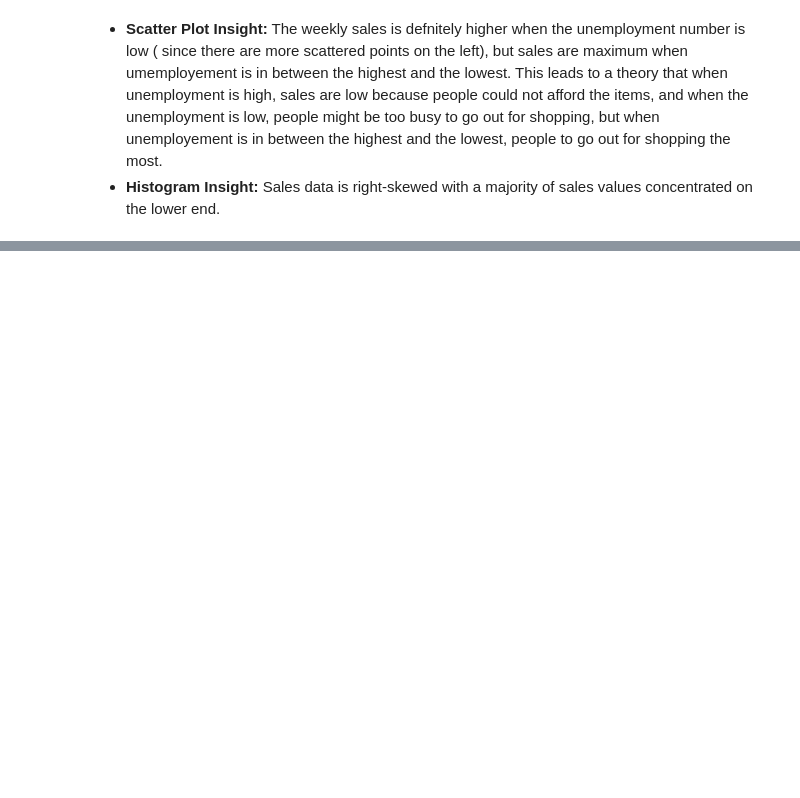
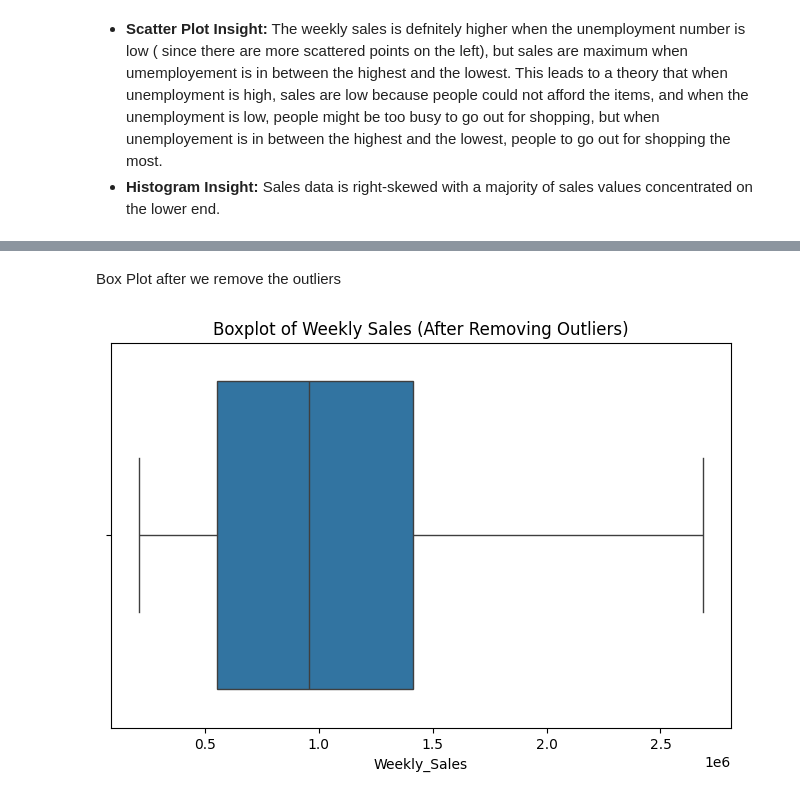
Before and after one commit to sahajshrestha/MSCS_634_Lab_1, a Jupyter notebook: BigData.ipynb, the cells around one changed output, grey strips where cells are left out. Cells and saved outputs as stored; diff of their text form; code cells hidden in the pictures; blank space fills up the shorter version.

```diff
--- a/BigData.ipynb
+++ b/BigData.ipynb
@@ -31,0 +73,9 @@ plt.show()
+# %% [markdown]
+Box Plot after we remove the outliers
+# %%
+plt.figure(figsize=(8, 5))
+sns.boxplot(x=df_no_outliers['Weekly_Sales'])
+plt.title('Boxplot of Weekly Sales (After Removing Outliers)')
+plt.show()
+# %% [output]
+[figure, added]
```
Also changed, not shown: parts of 22 cells of this notebook.
